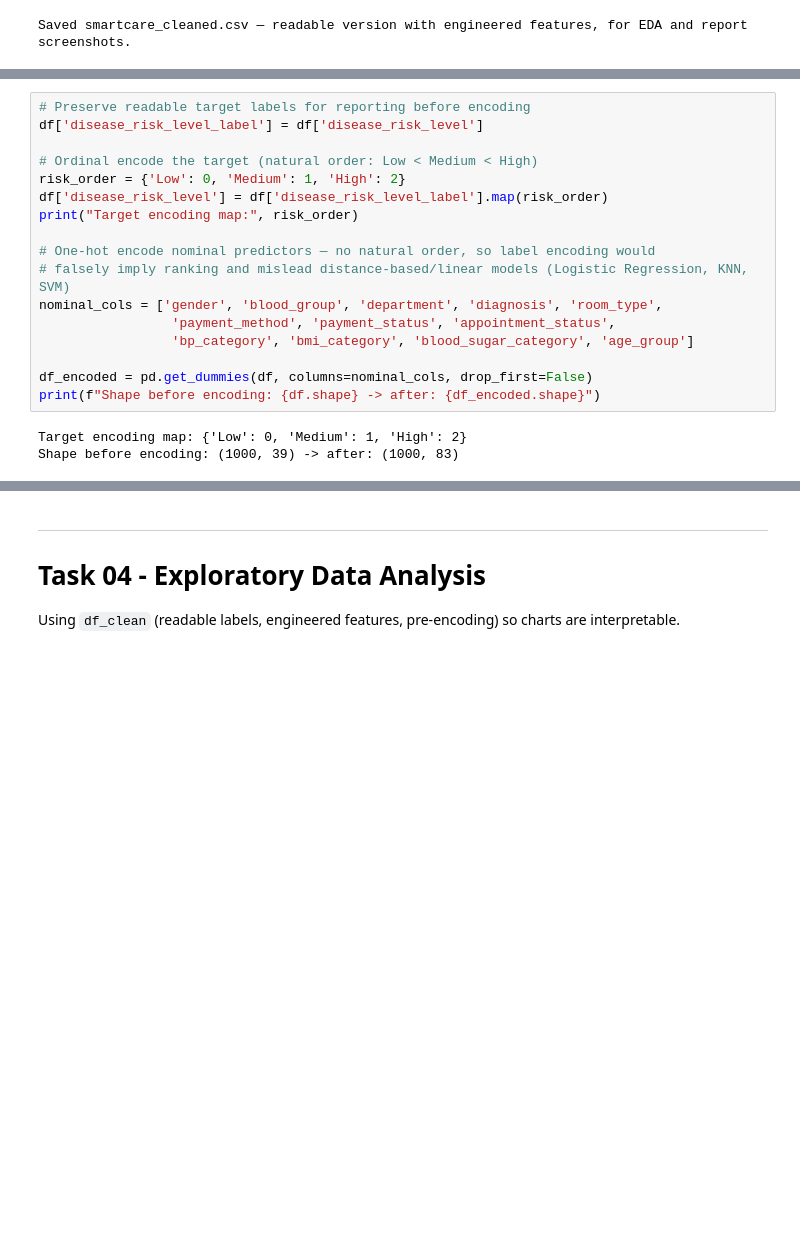
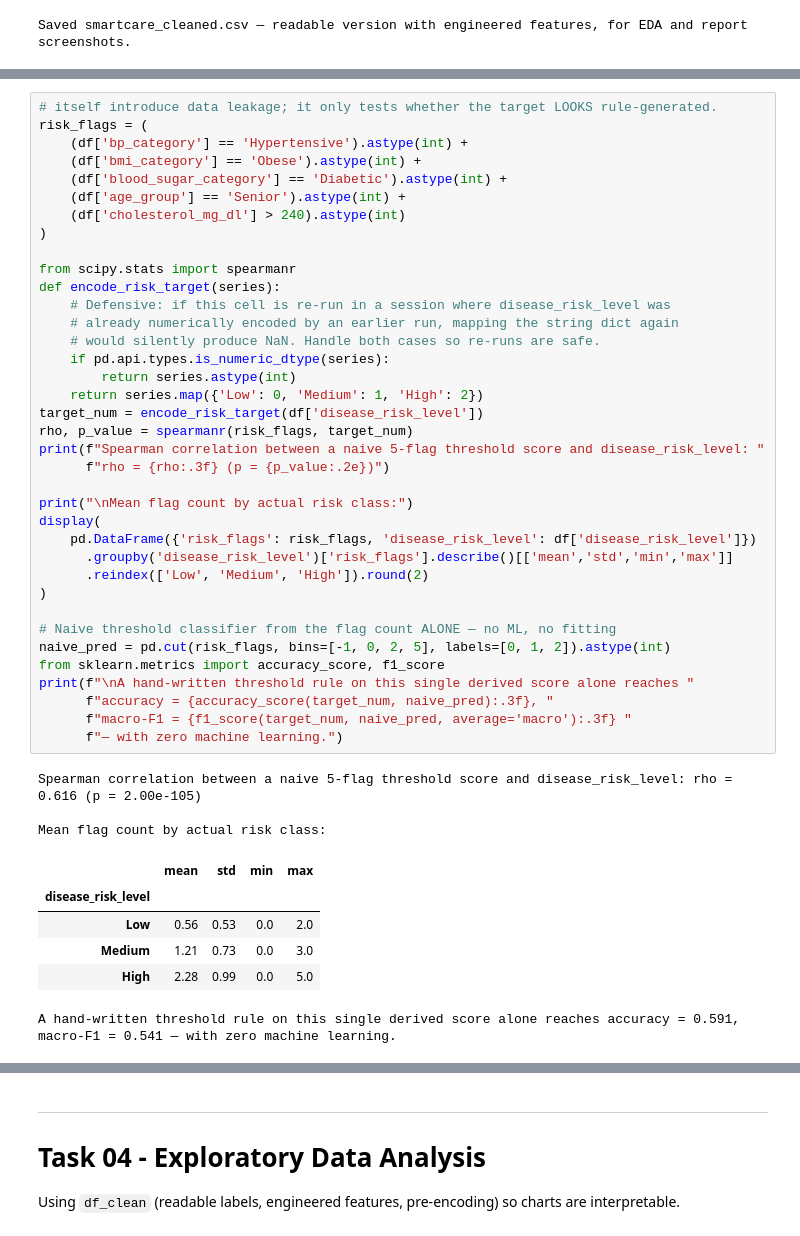
Before and after one commit to ThilaniDilmani/SmartCare-Hospital-AI, a Jupyter notebook: notebooks/task_03_and_04_CIT_23_02_0044 .ipynb, the cells around one changed output, grey strips where cells are left out. Saved outputs shown, nothing was run; the diff lists cells and outputs as text; blank space fills up the shorter version.

```diff
--- a/notebooks/task 03 and 04_CIT-23-02-0044.ipynb
+++ b/notebooks/task_03_and_04_CIT_23_02_0044 .ipynb
@@ -317,21 +344,48 @@ Saved smartcare_cleaned.csv — readable version with engineered features, for E
 # %%
-# Preserve readable target labels for reporting before encoding
-df['disease_risk_level_label'] = df['disease_risk_level']
+# itself introduce data leakage; it only tests whether the target LOOKS rule-generated.
+risk_flags = (
+    (df['bp_category'] == 'Hypertensive').astype(int) +
+    (df['bmi_category'] == 'Obese').astype(int) +
+    (df['blood_sugar_category'] == 'Diabetic').astype(int) +
+    (df['age_group'] == 'Senior').astype(int) +
+    (df['cholesterol_mg_dl'] > 240).astype(int)
+)
 
-# Ordinal encode the target (natural order: Low < Medium < High)
-risk_order = {'Low': 0, 'Medium': 1, 'High': 2}
-df['disease_risk_level'] = df['disease_risk_level_label'].map(risk_order)
-print("Target encoding map:", risk_order)
+from scipy.stats import spearmanr
+def encode_risk_target(series):
+    # Defensive: if this cell is re-run in a session where disease_risk_level was
+    # already numerically encoded by an earlier run, mapping the string dict again
+    # would silently produce NaN. Handle both cases so re-runs are safe.
+    if pd.api.types.is_numeric_dtype(series):
+        return series.astype(int)
+    return series.map({'Low': 0, 'Medium': 1, 'High': 2})
+target_num = encode_risk_target(df['disease_risk_level'])
+rho, p_value = spearmanr(risk_flags, target_num)
+print(f"Spearman correlation between a naive 5-flag threshold score and disease_risk_level: "
+      f"rho = {rho:.3f} (p = {p_value:.2e})")
 
-# One-hot encode nominal predictors — no natural order, so label encoding would
-# falsely imply ranking and mislead distance-based/linear models (Logistic Regression, KNN, SVM)
-nominal_cols = ['gender', 'blood_group', 'department', 'diagnosis', 'room_type',
-                 'payment_method', 'payment_status', 'appointment_status',
-                 'bp_category', 'bmi_category', 'blood_sugar_category', 'age_group']
+print("\nMean flag count by actual risk class:")
+display(
+    pd.DataFrame({'risk_flags': risk_flags, 'disease_risk_level': df['disease_risk_level']})
+      .groupby('disease_risk_level')['risk_flags'].describe()[['mean','std','min','max']]
+      .reindex(['Low', 'Medium', 'High']).round(2)
+)
 
-df_encoded = pd.get_dummies(df, columns=nominal_cols, drop_first=False)
-print(f"Shape before encoding: {df.shape} -> after: {df_encoded.shape}")
+# Naive threshold classifier from the flag count ALONE — no ML, no fitting
+naive_pred = pd.cut(risk_flags, bins=[-1, 0, 2, 5], labels=[0, 1, 2]).astype(int)
+from sklearn.metrics import accuracy_score, f1_score
+print(f"\nA hand-written threshold rule on this single derived score alone reaches "
+      f"accuracy = {accuracy_score(target_num, naive_pred):.3f}, "
+      f"macro-F1 = {f1_score(target_num, naive_pred, average='macro'):.3f} "
+      f"— with zero machine learning.")
 # %% [output]
-Target encoding map: {'Low': 0, 'Medium': 1, 'High': 2}
-Shape before encoding: (1000, 39) -> after: (1000, 83)
+Spearman correlation between a naive 5-flag threshold score and disease_risk_level: rho = 0.616 (p = 2.00e-105)
+
+Mean flag count by actual risk class:
+|  | mean | std | min | max |
+| disease_risk_level |  |  |  |  |
+| Low | 0.56 | 0.53 | 0.0 | 2.0 |
+| Medium | 1.21 | 0.73 | 0.0 | 3.0 |
+| High | 2.28 | 0.99 | 0.0 | 5.0 |
+A hand-written threshold rule on this single derived score alone reaches accuracy = 0.591, macro-F1 = 0.541 — with zero machine learning.
 # %% [markdown]
```
Also changed, not shown: parts of 18 cells of this notebook.
